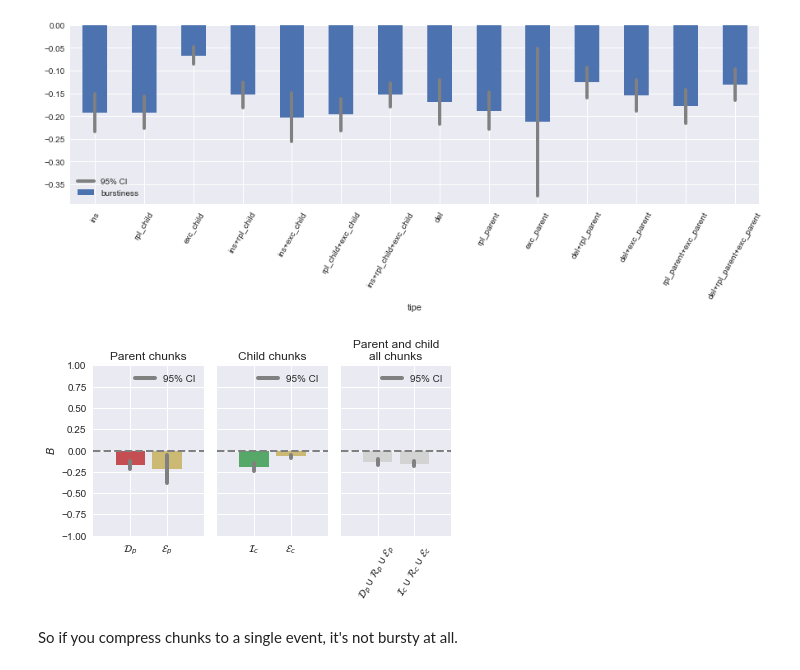
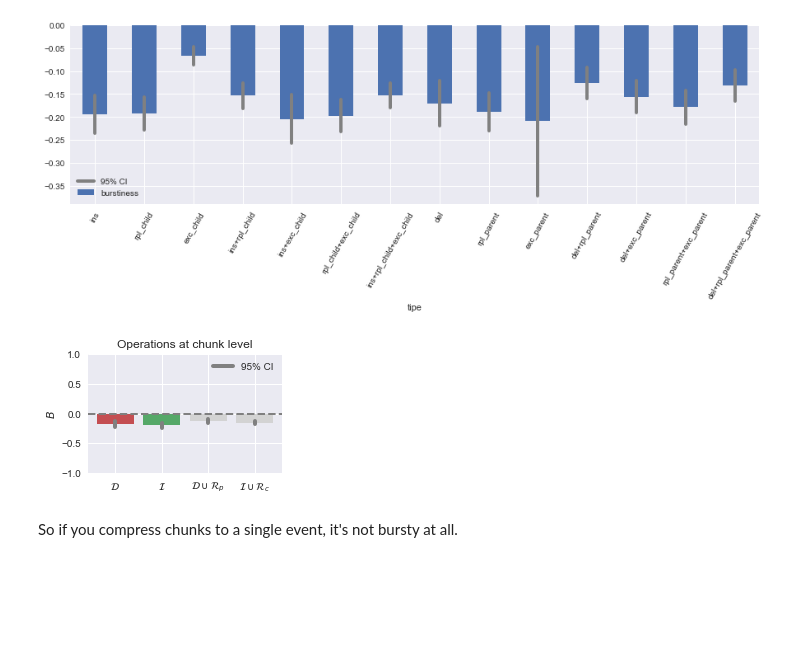
Before and after one commit to interpretation-experiment/analysis, a Jupyter notebook: notebooks/exp_3/model_exploration.ipynb, the cells around one changed output. Saved outputs shown, nothing was run; the diff lists cells and outputs as text; code cells hidden in the pictures; blank space fills up the shorter version.

Commit message:
feat/burstiness: further formatting figures

```diff
--- a/notebooks/exp_3/model_exploration.ipynb
+++ b/notebooks/exp_3/model_exploration.ipynb
@@ -862,33 +859,19 @@ ax.legend()
 <matplotlib.legend.Legend at 0x...>
 [figure]
 # %%
-fig, (ax1, ax2, ax3) = plt.subplots(1, 3, figsize=(6, 4), sharey=True)
-
+fig, ax = plt.subplots(1, 1, figsize=(5 * (1-.809) + 5 * (2/3) * .809, 2.5))
 plot_burstinesses(chunk_burstiness,
-                  ['del', 'exc_parent'],
-                  [red, yellow],
-                  ['$\mathcal{D}_p$', '$\mathcal{E}_p$'],
-                  '$B$', 'Parent chunks',
-                  ax=ax1, xlim=(-1, 2))
-plot_burstinesses(chunk_burstiness,
-                  ['ins', 'exc_child'],
-                  [green, yellow],
-                  ['$\mathcal{I}_c$', '$\mathcal{E}_c$'],
-                  '', 'Child chunks',
-                  ax=ax2, xlim=(-1, 2))
-plot_burstinesses(chunk_burstiness,
-                  ['del+rpl_parent+exc_parent', 'ins+rpl_child+exc_child'],
-                  'lightgrey',
-                  ['$\mathcal{D}_p \cup \mathcal{R}_p \cup \mathcal{E}_p$',
-                   '$\mathcal{I}_c \cup \mathcal{R}_c \cup \mathcal{E}_c$'],
-                  '', 'Parent and child\nall chunks',
-                  ax=ax3, xlim=(-1, 2), labelsrot=60)
-ax1.set_ylim(-1, 1)
+                  ['del', 'ins', 'del+rpl_parent', 'ins+rpl_child'],
+                  [red, green, 'lightgrey', 'lightgrey'],
+                  ['$\mathcal{D}$', '$\mathcal{I}$',
+                   '$\mathcal{D} \cup \mathcal{R}_p$', '$\mathcal{I} \cup \mathcal{R}_c$'],
+                  '$B$', 'Operations at chunk level', ax=ax)
+ax.set_ylim(-1, 1)
 fig.tight_layout()
 if SAVE_FIGURES:
     fig.savefig(FIG.format('burstiness-chunks'), dpi=300, bbox='tight')
 # %% [output]
-[figure, old version]
+[figure, new version]
 # %% [markdown]
 So if you compress chunks to a single event, it's not bursty at all.
 # %% [markdown]
```
Also changed, not shown: parts of 6 cells of this notebook, 2 other files.
